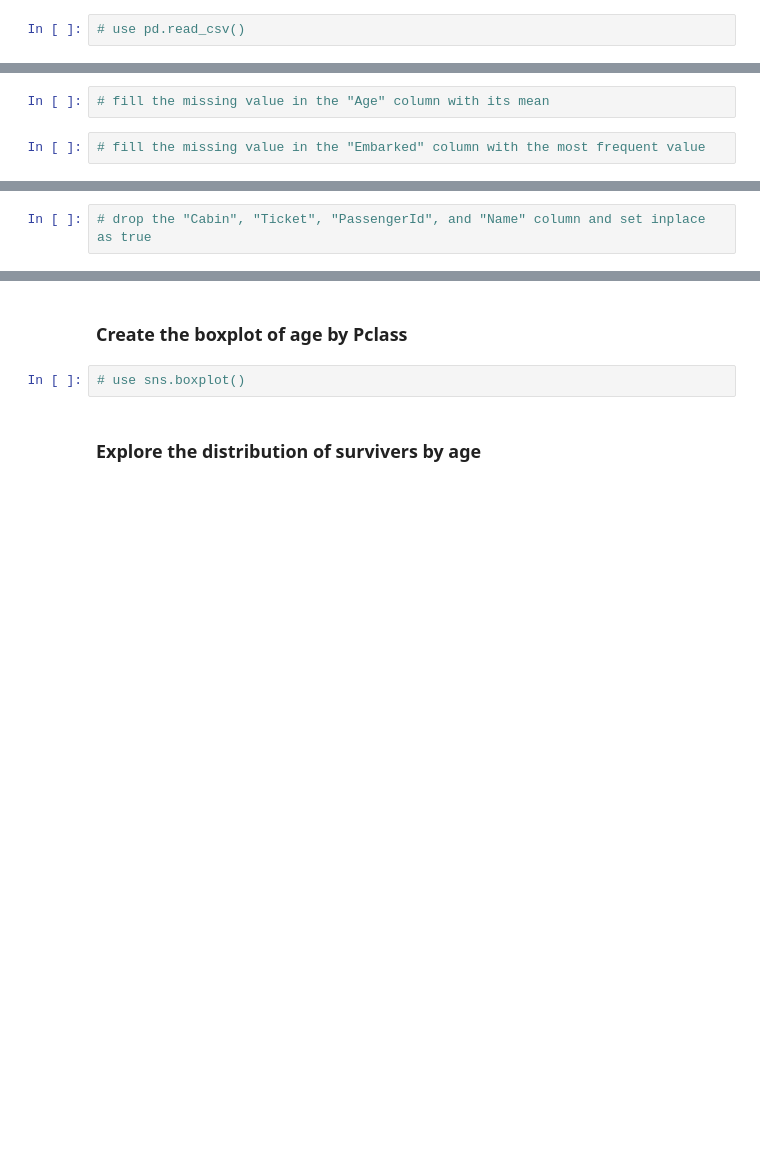
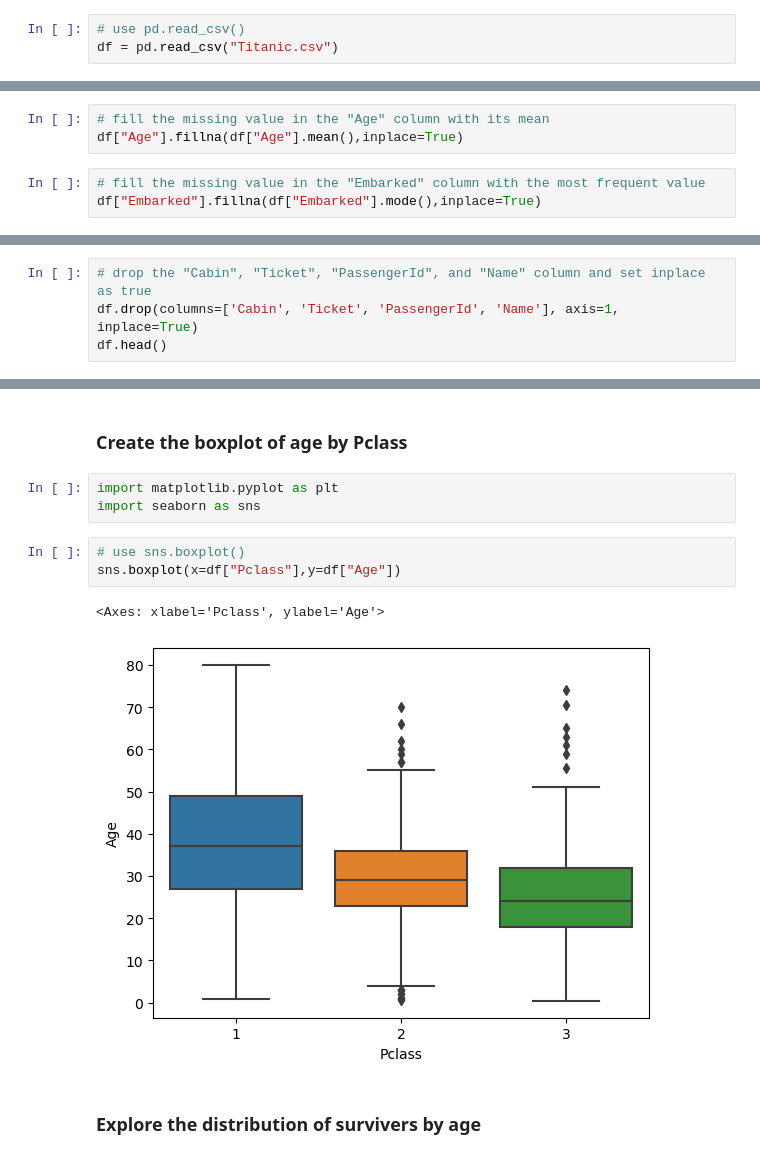
Before and after one commit to st101cc/CS-course, a Jupyter notebook: Titanic/Titanic.ipynb, the cells around one changed output, grey strips where cells are left out. Saved outputs shown, nothing was run; the diff lists cells and outputs as text; blank space fills up the shorter version.

```diff
--- a/Titanic/Titanic.ipynb
+++ b/Titanic/Titanic.ipynb
@@ -8,6 +9,7 @@
 ### Read the dataset
 # %%
 # use pd.read_csv()
+df = pd.read_csv("Titanic.csv")
 # %% [markdown]
 ### Have a look at the dataset
 # %%
@@ -16,5 +63,7 @@
 ### Deal with missing values
 # %%
 # fill the missing value in the "Age" column with its mean
+df["Age"].fillna(df["Age"].mean(),inplace=True)
 # %%
 # fill the missing value in the "Embarked" column with the most frequent value
+df["Embarked"].fillna(df["Embarked"].mode(),inplace=True)
@@ -21,2 +82,4 @@
 # %%
 # drop the "Cabin", "Ticket", "PassengerId", and "Name" column and set inplace as true
+df.drop(columns=['Cabin', 'Ticket', 'PassengerId', 'Name'], axis=1, inplace=True)
+df.head()
@@ -23,7 +93,14 @@
 # %% [markdown]
 ### Create the boxplot of age by Pclass
+# %%
+import matplotlib.pyplot as plt
+import seaborn as sns
 # %%
 # use sns.boxplot()
+sns.boxplot(x=df["Pclass"],y=df["Age"])
+# %% [output]
+<Axes: xlabel='Pclass', ylabel='Age'>
+[figure, added]
 # %% [markdown]
 ### Explore the distribution of survivers by age
 # %%
```
Also changed, not shown: parts of 9 cells of this notebook.
